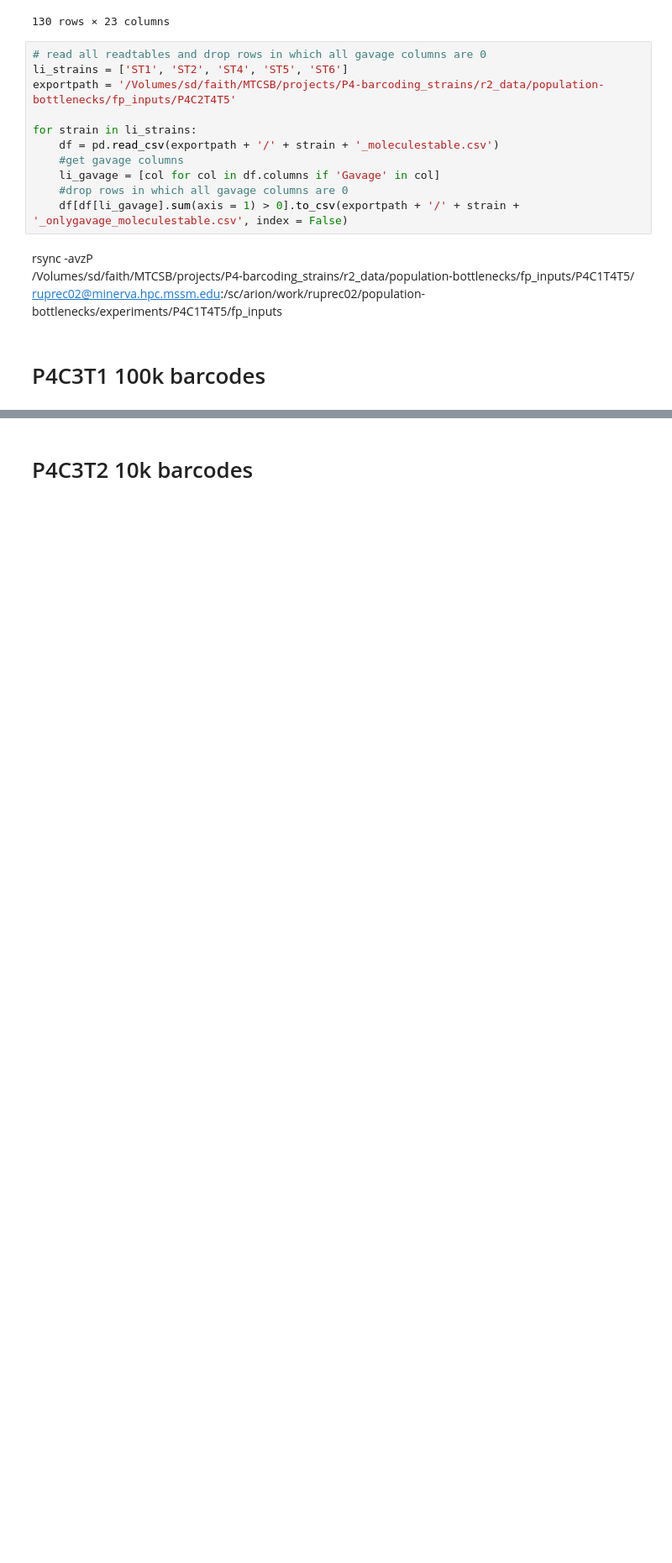
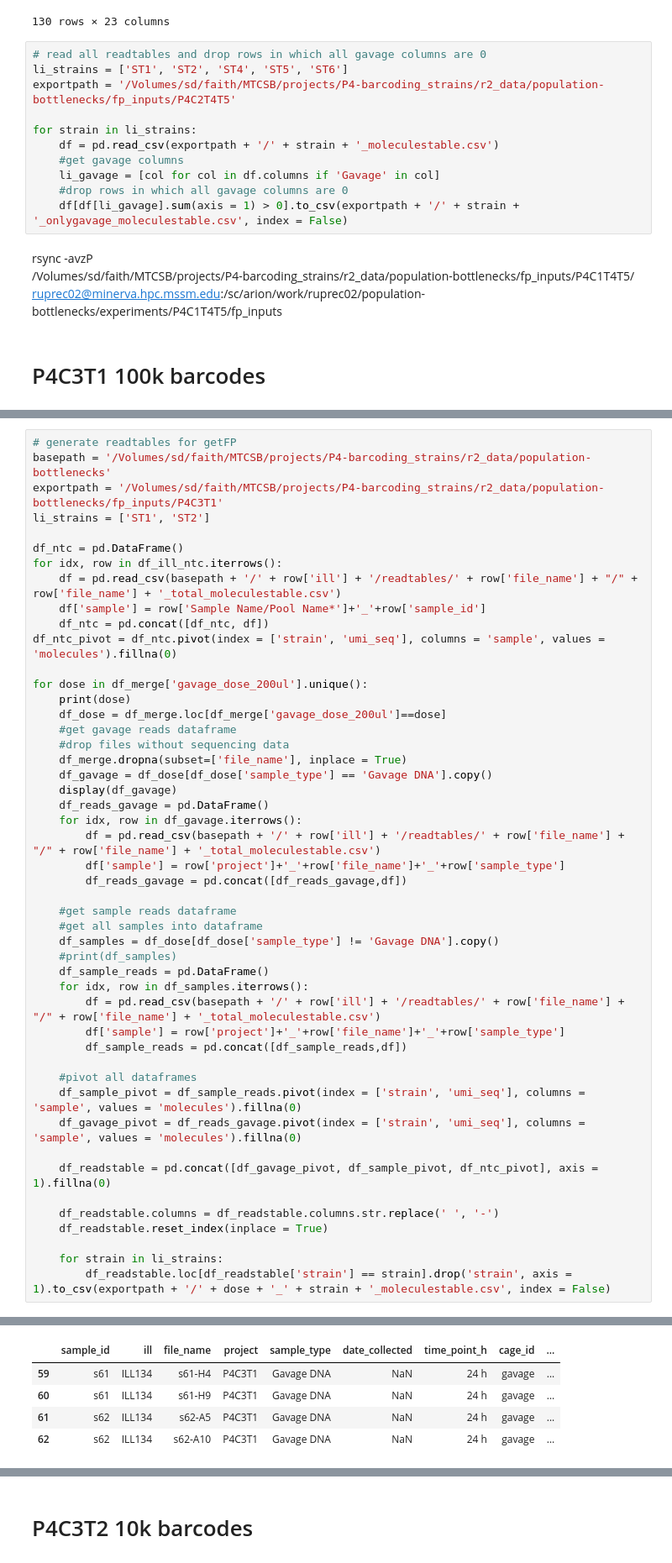
Before and after one commit to c-ruprecht/population_bottlenecks, a Jupyter notebook: input_files/metadata.ipynb, the cells around one changed output, grey strips where cells are left out. Shown at 84% size. Drawn from its saved outputs; the diff is of its cells as text; blank space fills up the shorter version.

```diff
--- a/input_files/metadata.ipynb
+++ b/input_files/metadata.ipynb
@@ -377,0 +411,49 @@ ruprec02@minerva.hpc.mssm.edu:/sc/arion/work/ruprec02/population-bottlenecks/exp
+# %%
+# generate readtables for getFP
+basepath = '/Volumes/sd/faith/MTCSB/projects/P4-barcoding_strains/r2_data/population-bottlenecks'
+exportpath = '/Volumes/sd/faith/MTCSB/projects/P4-barcoding_strains/r2_data/population-bottlenecks/fp_inputs/P4C3T1'
+li_strains = ['ST1', 'ST2']
+
+df_ntc = pd.DataFrame()
+for idx, row in df_ill_ntc.iterrows():
+    df = pd.read_csv(basepath + '/' + row['ill'] + '/readtables/' + row['file_name'] + "/" + row['file_name'] + '_total_moleculestable.csv')
+    df['sample'] = row['Sample Name/Pool Name*']+'_'+row['sample_id']
+    df_ntc = pd.concat([df_ntc, df])
+df_ntc_pivot = df_ntc.pivot(index = ['strain', 'umi_seq'], columns = 'sample', values = 'molecules').fillna(0)
+
+for dose in df_merge['gavage_dose_200ul'].unique():
+    print(dose)
+    df_dose = df_merge.loc[df_merge['gavage_dose_200ul']==dose]
+    #get gavage reads dataframe
+    #drop files without sequencing data
+    df_merge.dropna(subset=['file_name'], inplace = True)
+    df_gavage = df_dose[df_dose['sample_type'] == 'Gavage DNA'].copy()
+    display(df_gavage)
+    df_reads_gavage = pd.DataFrame()
+    for idx, row in df_gavage.iterrows():
+        df = pd.read_csv(basepath + '/' + row['ill'] + '/readtables/' + row['file_name'] + "/" + row['file_name'] + '_total_moleculestable.csv')
+        df['sample'] = row['project']+'_'+row['file_name']+'_'+row['sample_type']
+        df_reads_gavage = pd.concat([df_reads_gavage,df])
+
+    #get sample reads dataframe
+    #get all samples into dataframe
+    df_samples = df_dose[df_dose['sample_type'] != 'Gavage DNA'].copy()
+    #print(df_samples)
+    df_sample_reads = pd.DataFrame()
+    for idx, row in df_samples.iterrows():
+        df = pd.read_csv(basepath + '/' + row['ill'] + '/readtables/' + row['file_name'] + "/" + row['file_name'] + '_total_moleculestable.csv')
+        df['sample'] = row['project']+'_'+row['file_name']+'_'+row['sample_type']
+        df_sample_reads = pd.concat([df_sample_reads,df])
+
+    #pivot all dataframes
+    df_sample_pivot = df_sample_reads.pivot(index = ['strain', 'umi_seq'], columns = 'sample', values = 'molecules').fillna(0)
+    df_gavage_pivot = df_reads_gavage.pivot(index = ['strain', 'umi_seq'], columns = 'sample', values = 'molecules').fillna(0)
+
+    df_readstable = pd.concat([df_gavage_pivot, df_sample_pivot, df_ntc_pivot], axis = 1).fillna(0)
+
+    df_readstable.columns = df_readstable.columns.str.replace(' ', '-')
+    df_readstable.reset_index(inplace = True)
+
+    for strain in li_strains:
+        df_readstable.loc[df_readstable['strain'] == strain].drop('strain', axis = 1).to_csv(exportpath + '/' + dose + '_' + strain + '_moleculestable.csv', index = False)
+# %% [output]
@@ -377,0 +461,5 @@ ruprec02@minerva.hpc.mssm.edu:/sc/arion/work/ruprec02/population-bottlenecks/exp
+|  | sample_id | ill | file_name | project | sample_type | date_collected | time_point_h | cage_id | ... |
+| 59 | s61 | ILL134 | s61-H4 | P4C3T1 | Gavage DNA | NaN | 24 h | gavage | ... |
+| 60 | s61 | ILL134 | s61-H9 | P4C3T1 | Gavage DNA | NaN | 24 h | gavage | ... |
+| 61 | s62 | ILL134 | s62-A5 | P4C3T1 | Gavage DNA | NaN | 24 h | gavage | ... |
+| 62 | s62 | ILL134 | s62-A10 | P4C3T1 | Gavage DNA | NaN | 24 h | gavage | ... |
```
Also changed, not shown: parts of 8 cells of this notebook, 7 other files.
